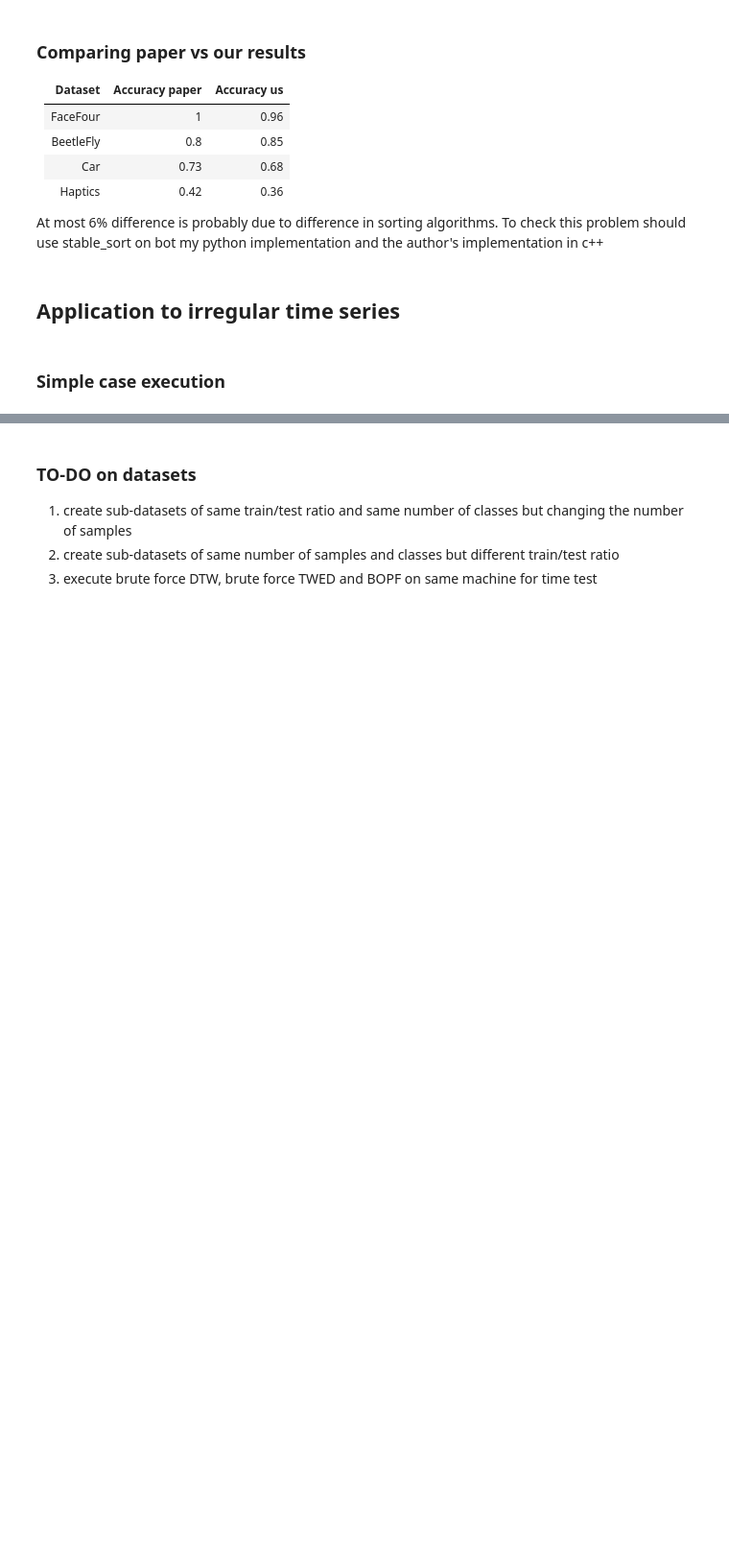
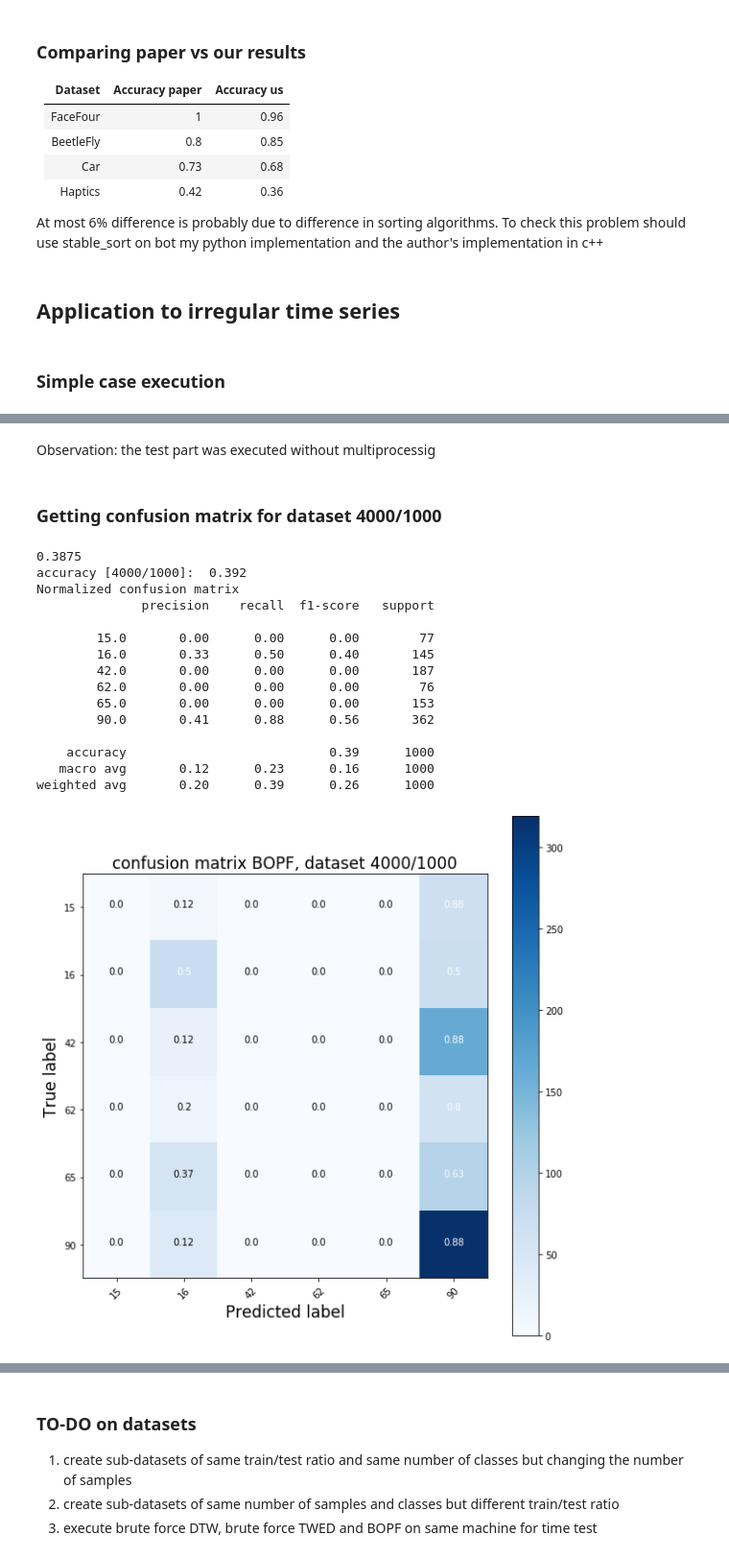
Before and after one commit to frmunozz/irregular-bag-of-pattern, a Jupyter notebook: notebooks/bagOfPatternsFeature.ipynb, the cells around one changed output, grey strips where cells are left out. Shown: that part at 96% size. Cells and saved outputs as stored; diff of their text form; code cells hidden in the pictures; blank space fills up the shorter version.

```diff
--- a/notebooks/bagOfPatternsFeature.ipynb
+++ b/notebooks/bagOfPatternsFeature.ipynb
@@ -515,0 +563,4 @@ Note: The test part wasn't executed using multiprocessing, only the train part w
+# %% [markdown]
+Observation: the test part was executed without multiprocessig
+# %% [markdown]
+### Getting confusion matrix for dataset 4000/1000
@@ -516 +600,66 @@ Note: The test part wasn't executed using multiprocessing, only the train part w
+# %%
+
+path = "D:/tesis/tesis/data/plasticc_subsets/scenario1_ratio_2-8/"
+n1 = 4000
+n2 = 1000
+c = 6
+wd = 3
+wl = 0.85
+
+bopf = BagOfPatternFeature(special_character=True)
+bopf.load_dataset(path, fmt="npy", set_type="train", n1=n1, c=c)
+bopf.cumsum()
+
+bopf_t = BagOfPatternFeature(special_character=True)
+bopf_t.load_dataset(path, fmt="npy", set_type="test", n1=n2, c=c)
+bopf_t.cumsum()
+
+bopf.bop(wd, wl, verbose=False)
+bopf.adjust_label_set()
+bopf.anova(verbose=False)
+bopf.anova_sort()
+bopf.sort_trim_arr(verbose=False)
+bopf.crossVL(verbose=False)
+
+bopf_t.bop(wd, wl, verbose=False)
+print(bopf.best_score)
+test_bop_sort = sort_trim_arr(bopf_t.train_bop, bopf.sort_index[:bopf.best_idx],
+                                      bopf_t.m, bopf.best_idx)
+predicted_label = classify(test_bop_sort, bopf.crossL[:bopf.c * bopf.best_idx], bopf.tlabel,
+                                   bopf_t.m, bopf.c, bopf.best_idx)
+real_label = np.array(bopf_t.labels)
+count = 0
+for j in range(len(real_label)):
+    if predicted_label[j] == real_label[j]:
+        count += 1
+acc = count / len(real_label)
+print("accuracy [4000/1000]: ", acc)
+cnf_matrix = confusion_matrix(real_label, predicted_label)
+np.set_printoptions(precision=2)
+
+
+class_names = [15, 16, 42, 62, 65, 90]
+
+plt.figure(figsize=(8, 8))
+plot_confusion_matrix(cnf_matrix, classes=class_names, normalize=True,
+                      title='confusion matrix BOPF, dataset %d/%d' % (n1, n2))
+
+print(classification_report(real_label, predicted_label))
+# %% [output]
+0.3875
+accuracy [4000/1000]:  0.392
+Normalized confusion matrix
+              precision    recall  f1-score   support
+
+        15.0       0.00      0.00      0.00        77
+        16.0       0.33      0.50      0.40       145
+        42.0       0.00      0.00      0.00       187
+        62.0       0.00      0.00      0.00        76
+        65.0       0.00      0.00      0.00       153
+        90.0       0.41      0.88      0.56       362
+
+    accuracy                           0.39      1000
+   macro avg       0.12      0.23      0.16      1000
+weighted avg       0.20      0.39      0.26      1000
+[figure, added]
 # %%
```
Also changed, not shown: parts of 22 cells of this notebook, 3 other files.
